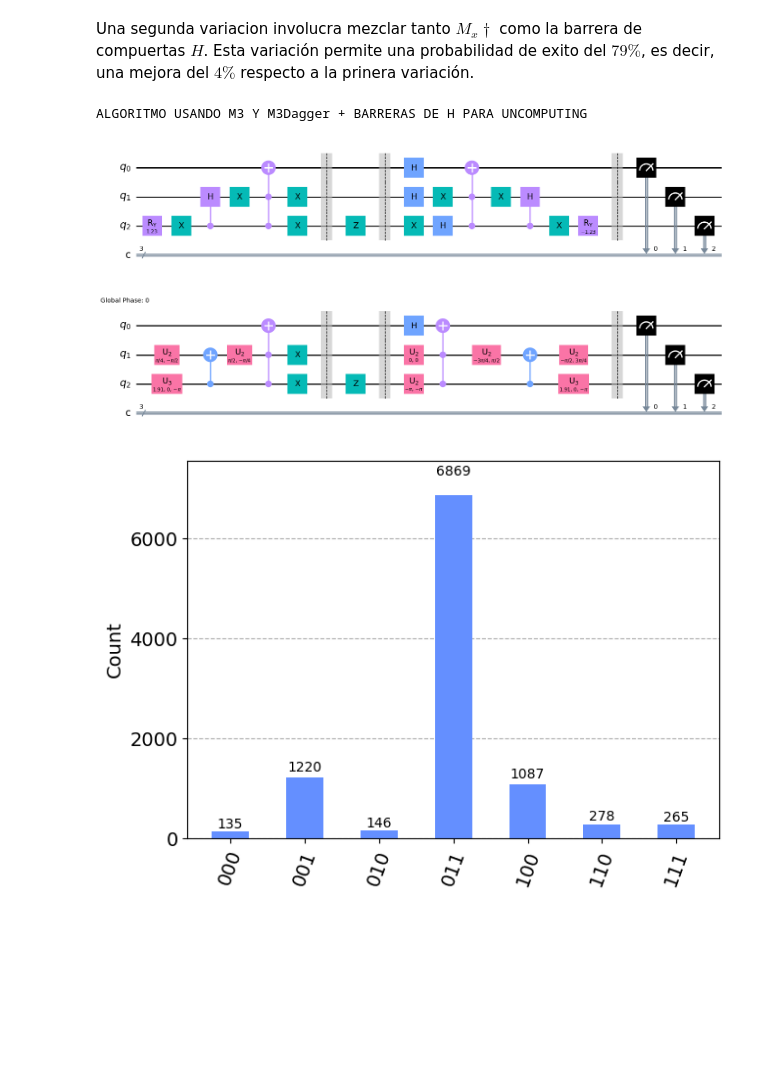
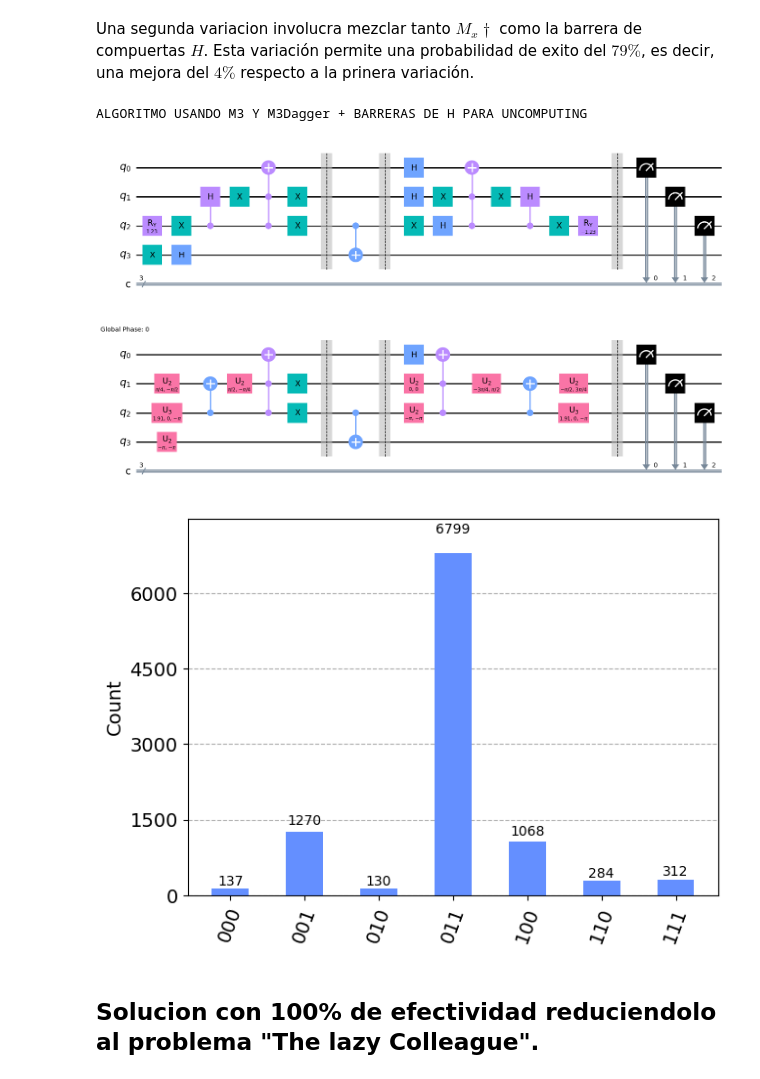
Before and after one commit to AdrianoLusso/QiskitFallFest2023Hackaton_MontyHallProblemSimulationAndResolutionUsingQuantumComputing, a Jupyter notebook: Aumentando las probabilidades en el problema de Monty Hall con computación Cuántica.ipynb, the cells around one changed output. Cells and saved outputs as stored; diff of their text form; code cells hidden in the pictures; blank space fills up the shorter version.

```diff
--- a/Aumentando las probabilidades en el problema de Monty Hall con computación Cuántica.ipynb
+++ b/Aumentando las probabilidades en el problema de Monty Hall con computación Cuántica.ipynb
@@ -372,7 +422,9 @@ print('ALGORITMO USANDO M3 Y M3Dagger + BARRERAS DE H PARA UNCOMPUTING')
 ESTADO_MARCADO = 2
 
 # ALGORITMO CON M3
-qc = QuantumCircuit(3,3)
+qc = QuantumCircuit(4,3)
+qc.x(3)
+qc.h(3)
 
 rot = 2* np.arcsin(1/np.sqrt(3))
 qc.ry(rot,2)
@@ -388,39 +440,41 @@ qc.x(2)
 
 #ORACULO
 qc.barrier()
-qc.z(ESTADO_MARCADO)
+qc.cx(ESTADO_MARCADO,3)
 qc.barrier()
 
 qc.x(2)
 
 #---BARRERA H---
 qc.h(range(3))
 #---BARRERA H---
 
 qc.x(1)
 qc.ccx(2, 1, 0)
 qc.x(1)
 
 qc.ch(2, 1)
 qc.x(2)
 qc.ry(-rot,2)
 
 
 
 qc.barrier()
 
 qc.measure(range(3),range(3))
 display(qc.draw('mpl'))
 
 localSimulator = Aer.get_backend('qasm_simulator')
 qc = transpile(qc,localSimulator,optimization_level=3)
 display(qc.draw('mpl'))
 
 result = execute(qc, localSimulator, shots=10000).result()
 counts = result.get_counts(qc)
 display(plot_histogram(counts))
 # %% [output]
 ALGORITMO USANDO M3 Y M3Dagger + BARRERAS DE H PARA UNCOMPUTING
-[figure, old version]
+[figure, new version]
-[figure, old version]
+[figure, new version]
-[figure, old version]
+[figure, new version]
+# %% [markdown]
+## Solucion con 100% de efectividad reduciendolo al problema "The lazy Colleague".
```
Also changed, not shown: parts of 25 cells of this notebook.
